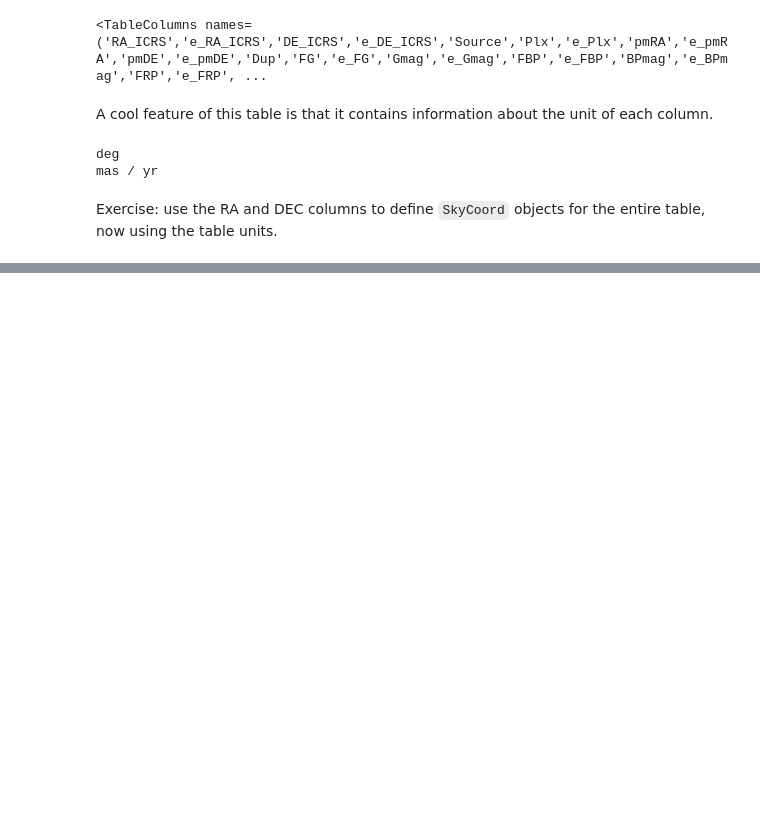
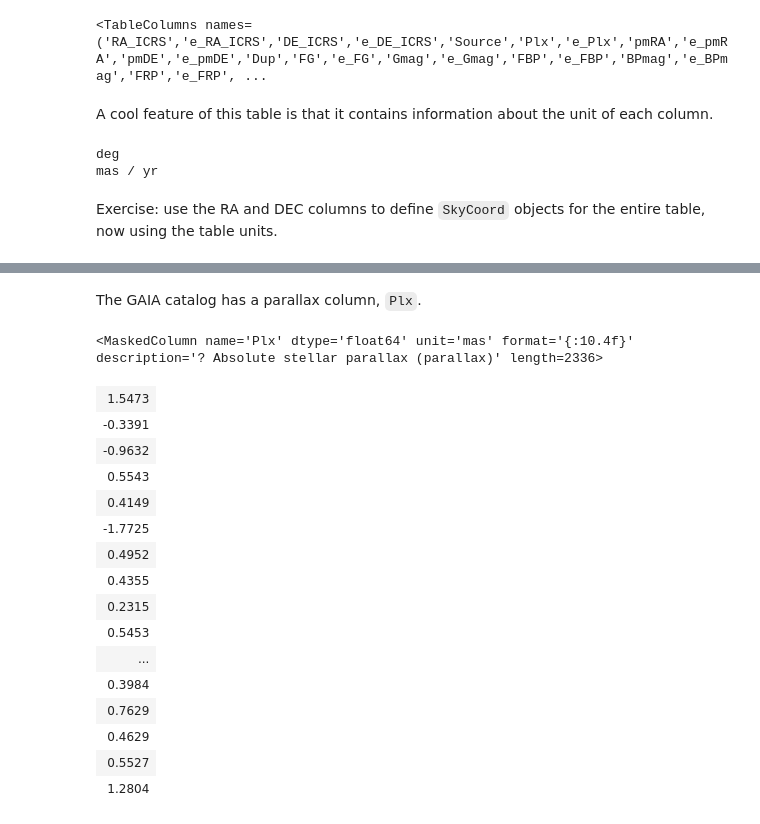
Before and after one commit to lofar-astron/astropytutorial, a Jupyter notebook: barnards_star.ipynb, the cells around one changed output, grey strips where cells are left out. Drawn from its saved outputs; the diff is of its cells as text; code cells hidden in the pictures; blank space fills up the shorter version.

```diff
--- a/barnards_star.ipynb
+++ b/barnards_star.ipynb
@@ -126,0 +114,22 @@ p
+# %% [markdown]
+The GAIA catalog has a parallax column, `Plx`.
+# %%
+data["Plx"]
+# %% [output]
+<MaskedColumn name='Plx' dtype='float64' unit='mas' format='{:10.4f}' description='? Absolute stellar parallax (parallax)' length=2336>
+| 1.5473 |
+| -0.3391 |
+| -0.9632 |
+| 0.5543 |
+| 0.4149 |
+| -1.7725 |
+| 0.4952 |
+| 0.4355 |
+| 0.2315 |
+| 0.5453 |
+| ... |
+| 0.3984 |
+| 0.7629 |
+| 0.4629 |
+| 0.5527 |
+| 1.2804 |
```
Also changed, not shown: parts of 51 cells of this notebook.
